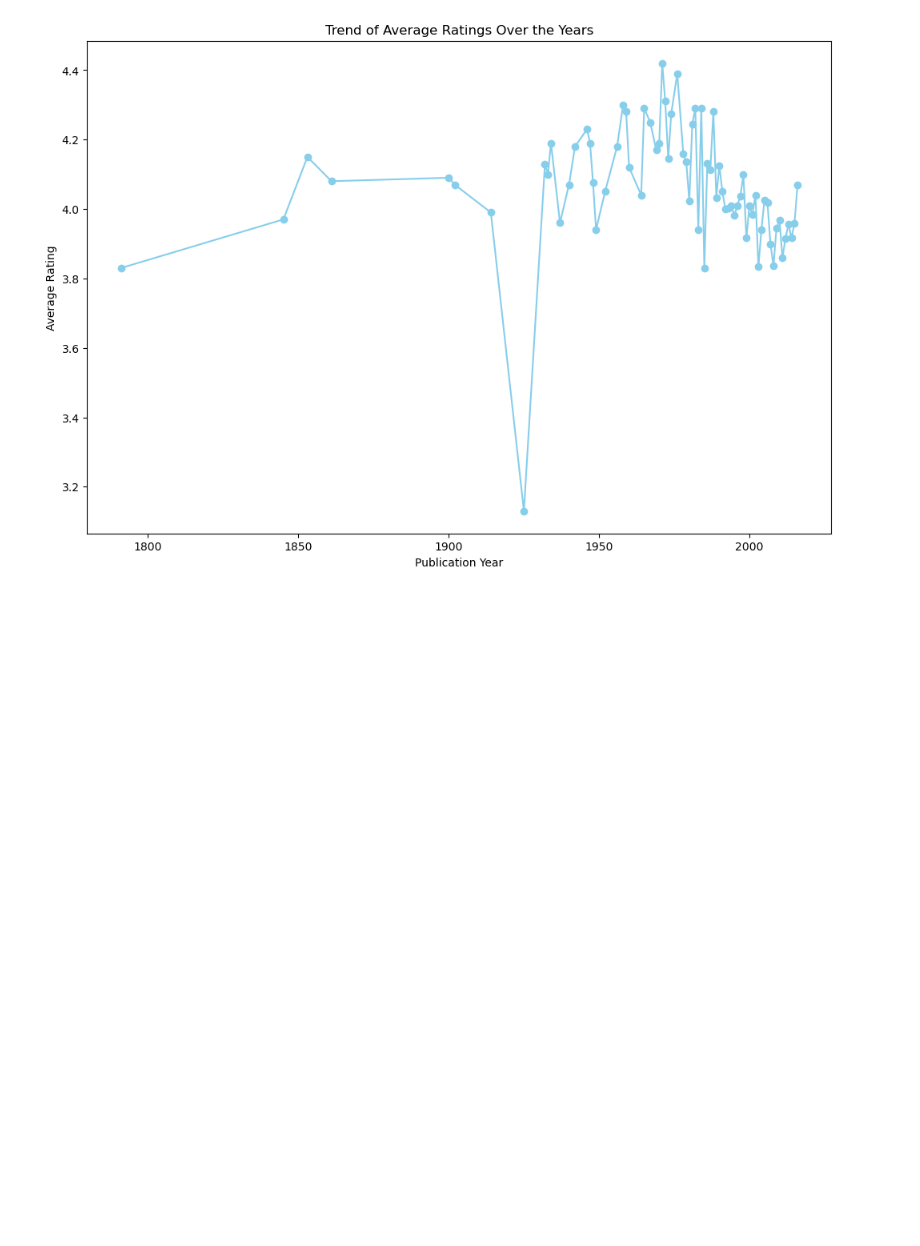
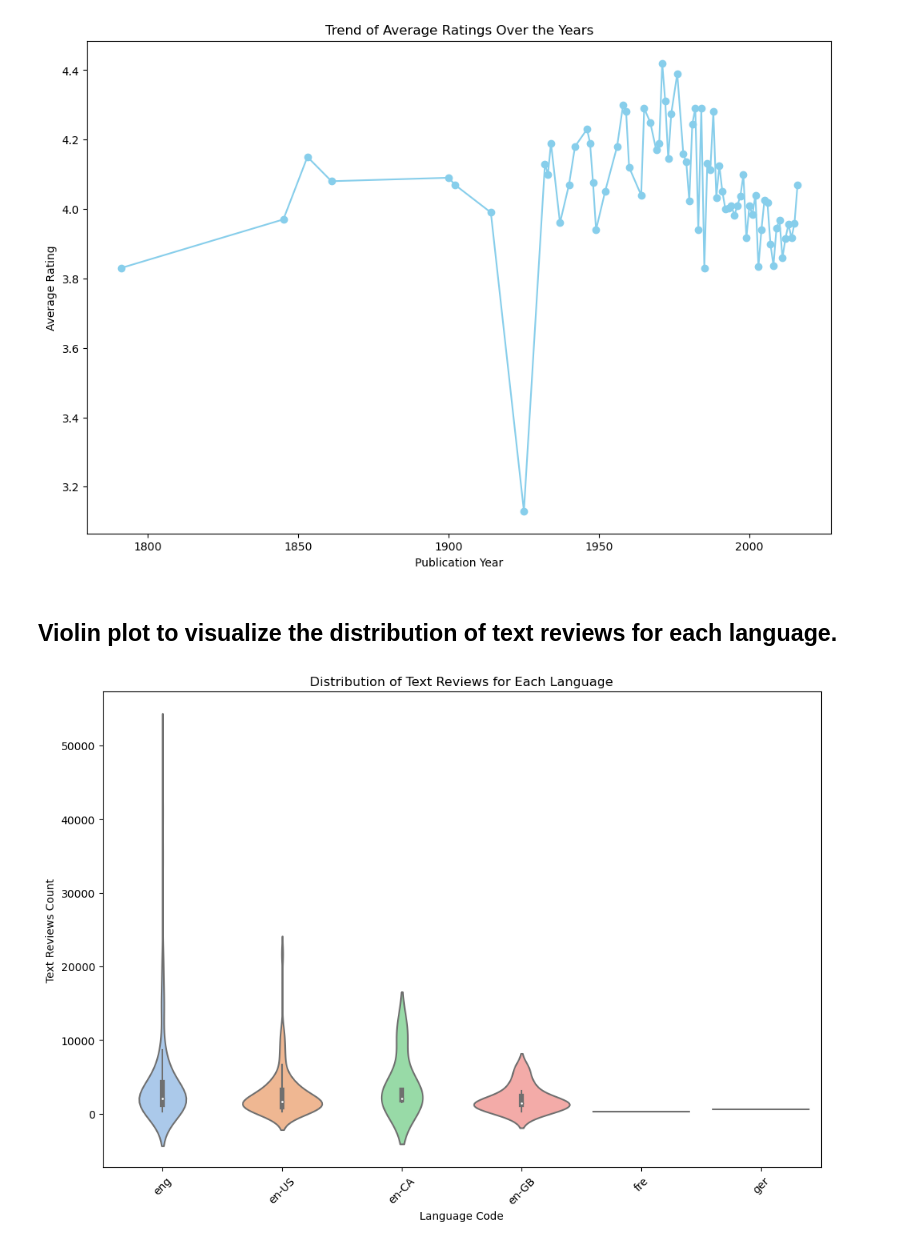
Before and after one commit to ShubhamGupta2505/randomwalk-ds-assessment, a Jupyter notebook: Assignment.ipynb, the cells around one changed output. Cells and saved outputs as stored; diff of their text form; code cells hidden in the pictures; blank space fills up the shorter version.

```diff
--- a/Assignment.ipynb
+++ b/Assignment.ipynb
@@ -226,3 +227,14 @@ plt.title('Trend of Average Ratings Over the Years')
 plt.show()
 # %% [output]
 [figure]
+# %% [markdown]
+## Violin plot to visualize the distribution of text reviews for each language.
+# %%
+sns.violinplot(x='language_code', y='work_text_reviews_count', data=books_df, palette='pastel')
+plt.xlabel('Language Code')
+plt.ylabel('Text Reviews Count')
+plt.title('Distribution of Text Reviews for Each Language')
+plt.xticks(rotation=45)
+plt.show()
+# %% [output]
+[figure, added]
```
Also changed, not shown: parts of 3 cells of this notebook.
